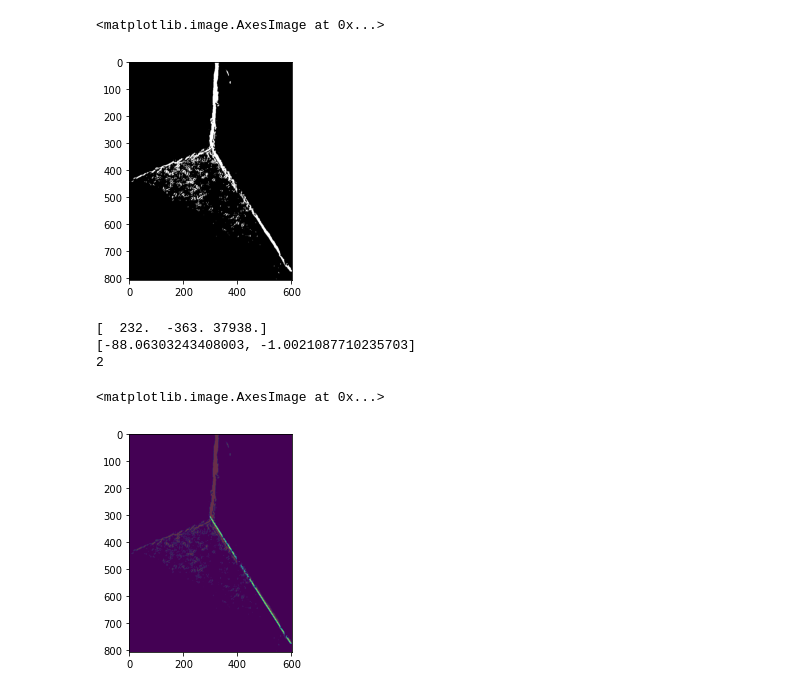
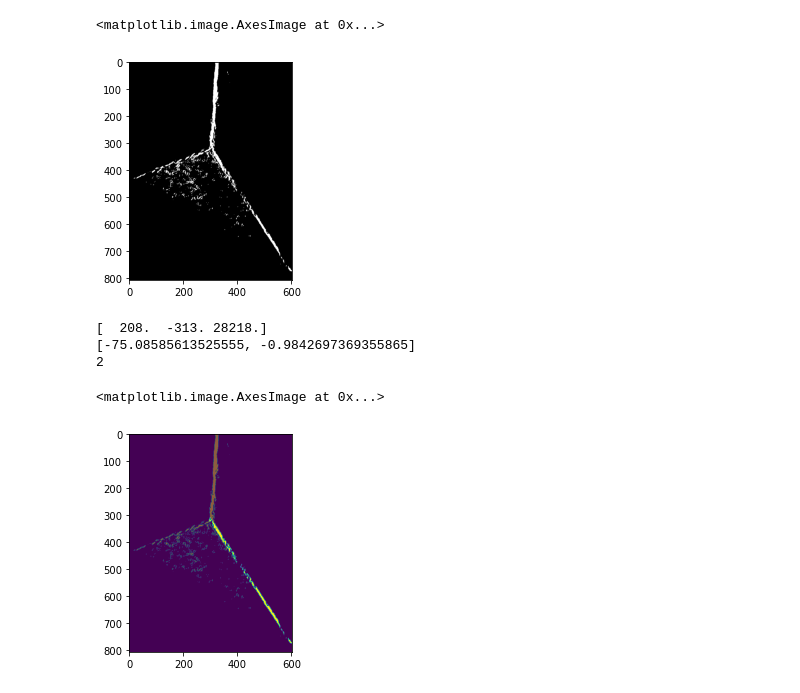
Before and after one commit to Tsmorz/computer-vision, a Jupyter notebook: Project 2/CV Project 2.ipynb, the cells around one changed output. Cells and saved outputs as stored; diff of their text form; code cells hidden in the pictures.

```diff
--- a/Project 2/CV Project 2.ipynb
+++ b/Project 2/CV Project 2.ipynb
@@ -96,7 +94,7 @@ def RANSAC(data,e,s,threshold):
         plane = np.concatenate(plane)
 
         # Edgel distance to plane
-        plane_norm = np.sqrt(np.sum(plane[0:2]**2))
+        plane_norm = np.sqrt(np.sum(plane[0:-1]**2))
         dist = np.abs(np.dot(data,plane.T)) / plane_norm
 
         inliers = data[dist <= threshold]
@@ -143,7 +141,7 @@ def RANSAC(data,e,s,threshold):
     # Stop search when this number has been reached
     T = (1-e)*data.shape[0]
 
-    # Fit with all data
+    # Fit with all data points
     votes = findfit(N,T,data,threshold)
 
     # Refit with only inliers
@@ -185,31 +183,31 @@ Ix = Sobelx(smooth)
 Iy = Sobely(smooth)
 mag = np.sqrt(Ix**2+Iy**2)
 
-threshold = 0.25
+threshold = 0.3
 mask = 1*( mag >= threshold*np.amax(mag))
 plt.imshow(mask, cmap='gray')
 # %% [output]
 <matplotlib.image.AxesImage at 0x...>
-[figure, old version]
+[figure, new version]
 # %%
 edgels = np.where(mask==1)
 edgels = np.array(edgels).T
 
 # Execute RANSAC
-e = 0.75
+e = 0.7
 model = 2
-threshold = 5
+threshold = 15
 inliers = RANSAC(edgels,e,model,threshold)
 print(model)
 
 # Plot the results
 good = np.zeros([mask.shape[0], mask.shape[1]])
 good[inliers[:,0], inliers[:,1]] = 1
 plt.imshow(mask)
-plt.imshow(good, alpha = 0.8)
+plt.imshow(good, alpha = 0.6)
 # %% [output]
-[  232.  -363. 37938.]
-[-88.06303243408003, -1.0021087710235703]
+[  208.  -313. 28218.]
+[-75.08585613525555, -0.9842697369355865]
 2
 <matplotlib.image.AxesImage at 0x...>
-[figure, old version]
+[figure, new version]
```
Also changed, not shown: parts of 3 cells of this notebook.
